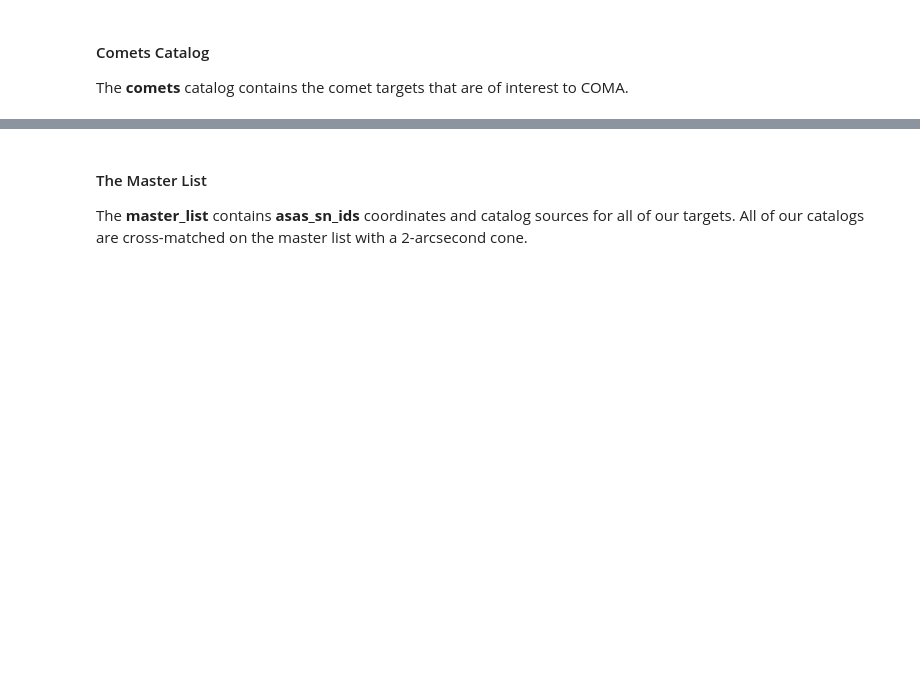
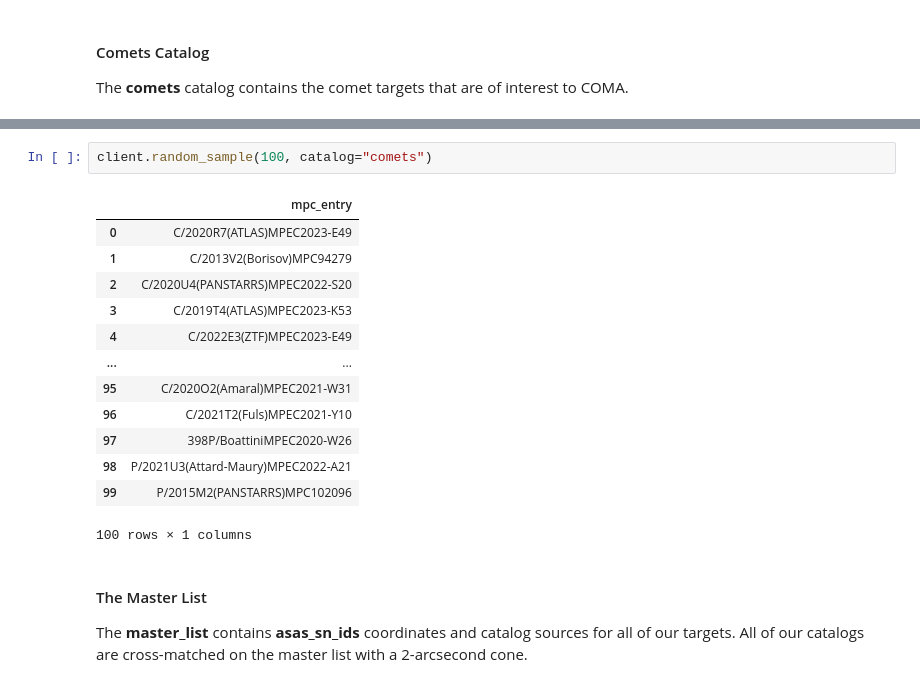
Before and after one commit to edubergeek/coma-engine, a Jupyter notebook: skypatrol/COMA-SkyPatrol.ipynb, the cells around one changed output, grey strips where cells are left out. Drawn from its saved outputs; the diff is of its cells as text; blank space fills up the shorter version.

```diff
--- a/skypatrol/COMA-SkyPatrol.ipynb
+++ b/skypatrol/COMA-SkyPatrol.ipynb
@@ -52,3 +89,19 @@ client.catalogs.comets.head()
+# %%
+client.random_sample(100, catalog="comets")
+# %% [output]
+|  | mpc_entry |
+| 0 | C/2020R7(ATLAS)MPEC2023-E49 |
+| 1 | C/2013V2(Borisov)MPC94279 |
+| 2 | C/2020U4(PANSTARRS)MPEC2022-S20 |
+| 3 | C/2019T4(ATLAS)MPEC2023-K53 |
+| 4 | C/2022E3(ZTF)MPEC2023-E49 |
+| ... | ... |
+| 95 | C/2020O2(Amaral)MPEC2021-W31 |
+| 96 | C/2021T2(Fuls)MPEC2021-Y10 |
+| 97 | 398P/BoattiniMPEC2020-W26 |
+| 98 | P/2021U3(Attard-Maury)MPEC2022-A21 |
+| 99 | P/2015M2(PANSTARRS)MPC102096 |
+100 rows × 1 columns
 # %% [markdown]
 #### The Master List
 
```
Also changed, not shown: parts of 36 cells of this notebook.
